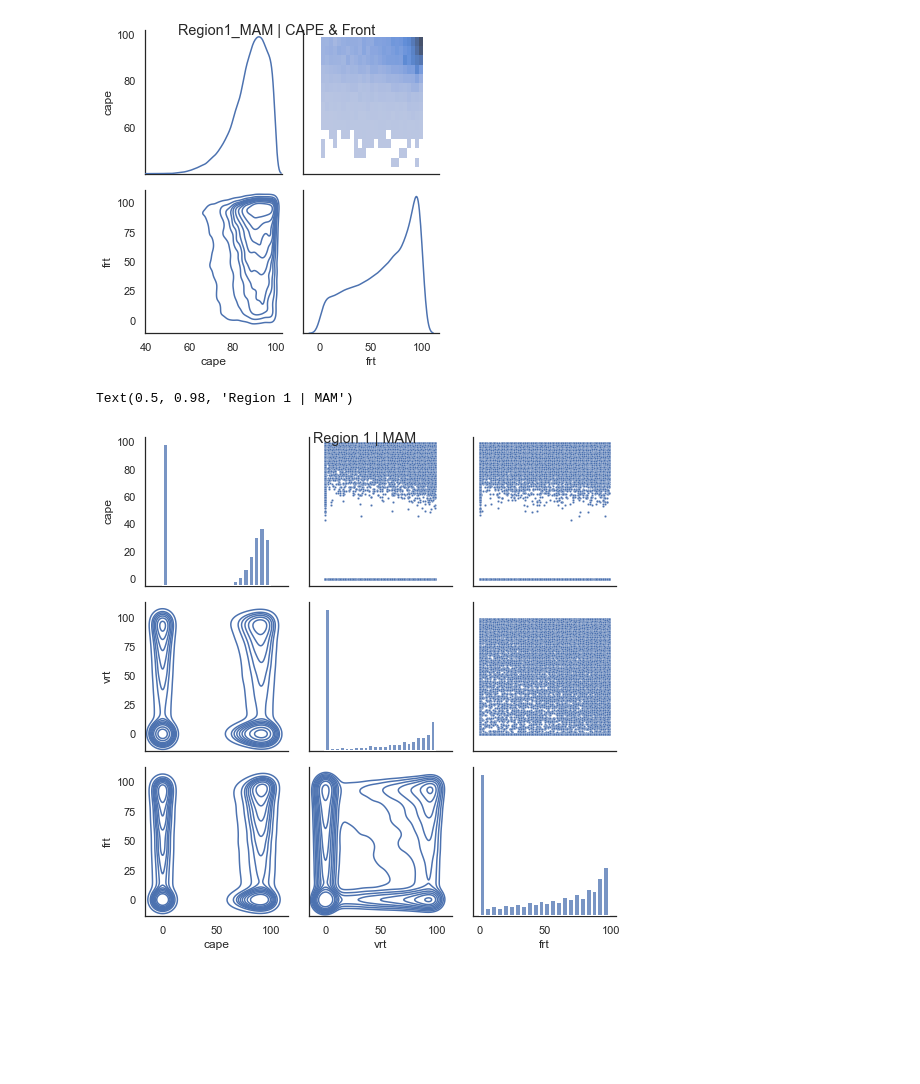
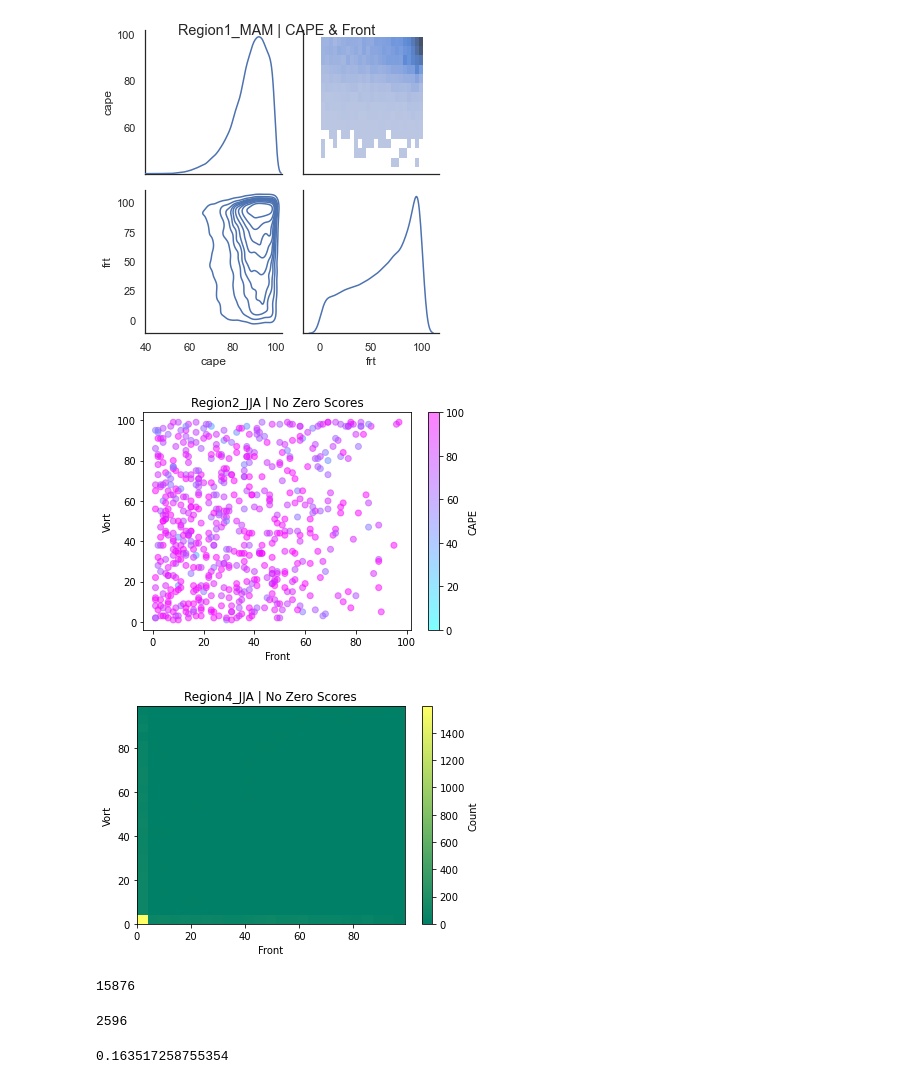
Before and after one commit to lswenson/PEX_feature_metrics, a Jupyter notebook: Seaborn_stats_testing.ipynb, the cells around one changed output. Drawn from its saved outputs; the diff is of its cells as text; code cells hidden in the pictures; blank space fills up the shorter version.

Commit message:
Experiments with 3 metrics on one plot

```diff
--- a/Seaborn_stats_testing.ipynb
+++ b/Seaborn_stats_testing.ipynb
@@ -129,23 +129,61 @@ FilterZeroScores('./DistBySeason/MetricScores_CapeVrtFrt_Region'+str(region)+'_'
 # %% [output]
 [figure]
 # %%
+region = 2
+season = 2
+
 def ThreeInOne(path):
     data = xr.open_dataset(path)
+    plot_name = path[path.find('Region'):path.find('.nc')]
     cape = data['cape']
     vrt = data['vrt']
     frt = data['frt']
 
+    inds = np.where(np.logical_and(frt.values>0,np.logical_and(cape.values>0,vrt.values>0)))[0]
+
     plt.figure()
-    c = plt.scatter(frt.values,vrt.values,c=cape.values,cmap = 'seismic')
+    plt.title(plot_name+' | No Zero Scores')
+    c = plt.scatter(frt.values[inds],vrt.values[inds],c=cape.values[inds],cmap = 'cool',marker='o',alpha=0.5,vmin=0,vmax=100)
     plt.xlabel("Front")
     plt.ylabel("Vort")
     plt.colorbar(c,label='CAPE')
+    # plt.xlim([0,20])
+    # plt.ylim([0,20])
     plt.show()
 
     return
 
 ThreeInOne('./DistBySeason/MetricScores_CapeVrtFrt_Region'+str(region)+'_'+seasons[season]+'.nc')
+# %% [output]
+[figure, added]
 # %%
+region = 4
+season = 2
+
+def WhereOneMetricIsZero(path):
+    """
+    What are the other two up to?
+    """
+    data = xr.open_dataset(path)
+    plot_name = path[path.find('Region'):path.find('.nc')]
+    cape = data['cape']
+    vrt = data['vrt']
+    frt = data['frt']
+
+    inds = np.where(cape.values==0)[0]
+
+    plt.figure()
+    plt.title(plot_name+' | No Zero Scores')
+    c = plt.hist2d(frt.values[inds],vrt.values[inds],cmap = 'summer',bins = (25,25))
+    plt.xlabel("Front")
+    plt.ylabel("Vort")
+    plt.colorbar(label='Count')
+    # plt.xlim([0,20])
+    # plt.ylim([0,20])
+    plt.show()
+
+    return
+
+WhereOneMetricIsZero('./DistBySeason/MetricScores_CapeVrtFrt_Region'+str(region)+'_'+seasons[season]+'.nc')
 # %% [output]
-Text(0.5, 0.98, 'Region 1 | MAM')
-[figure, old version]
+[figure, new version]
@@ -151,0 +197,12 @@ Text(0.5, 0.98, 'Region 1 | MAM')
+# %%
+len(cape)
+# %% [output]
+15876
+# %%
+len(np.where(np.logical_and(frt.values>0,np.logical_and(cape.values>0,vrt.values>0)))[0])
+# %% [output]
+2596
+# %%
+2596 / 15876
+# %% [output]
+0.163517258755354
```
Also changed, not shown: parts of 2 cells of this notebook.
